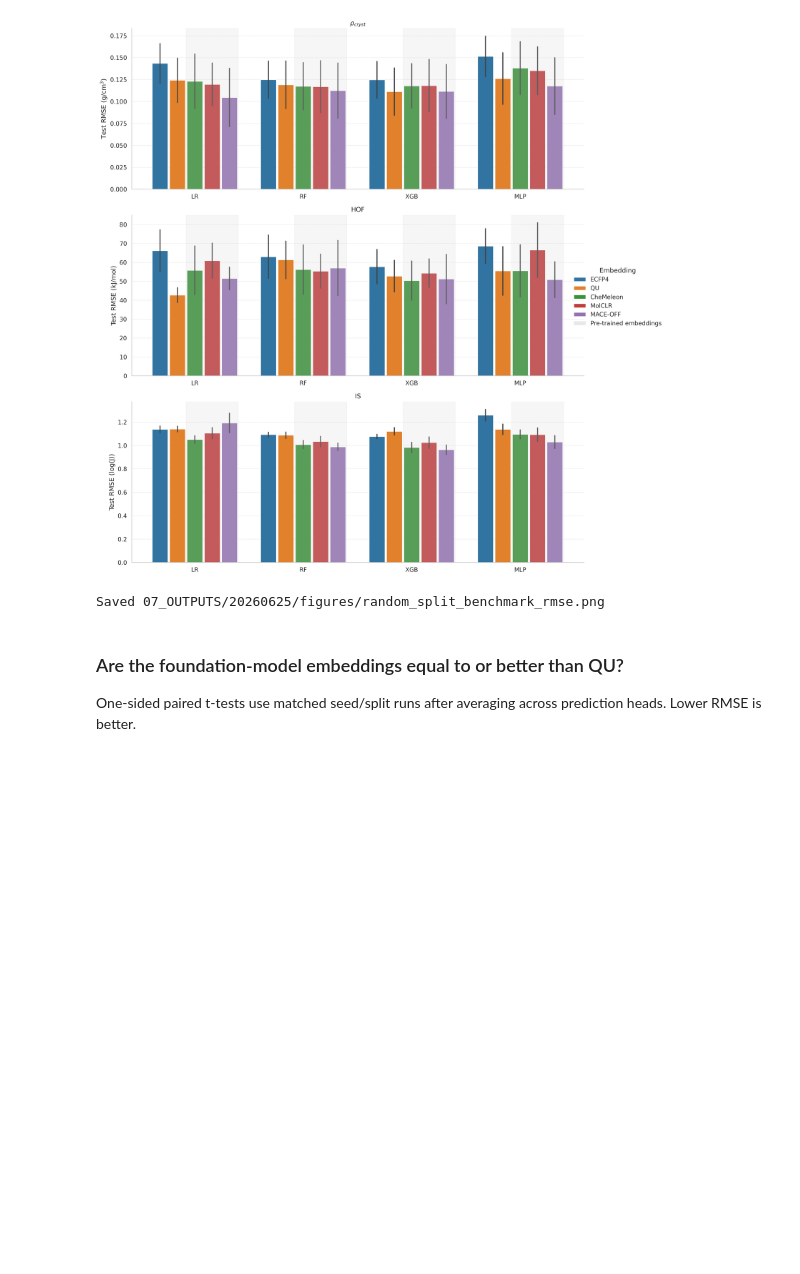
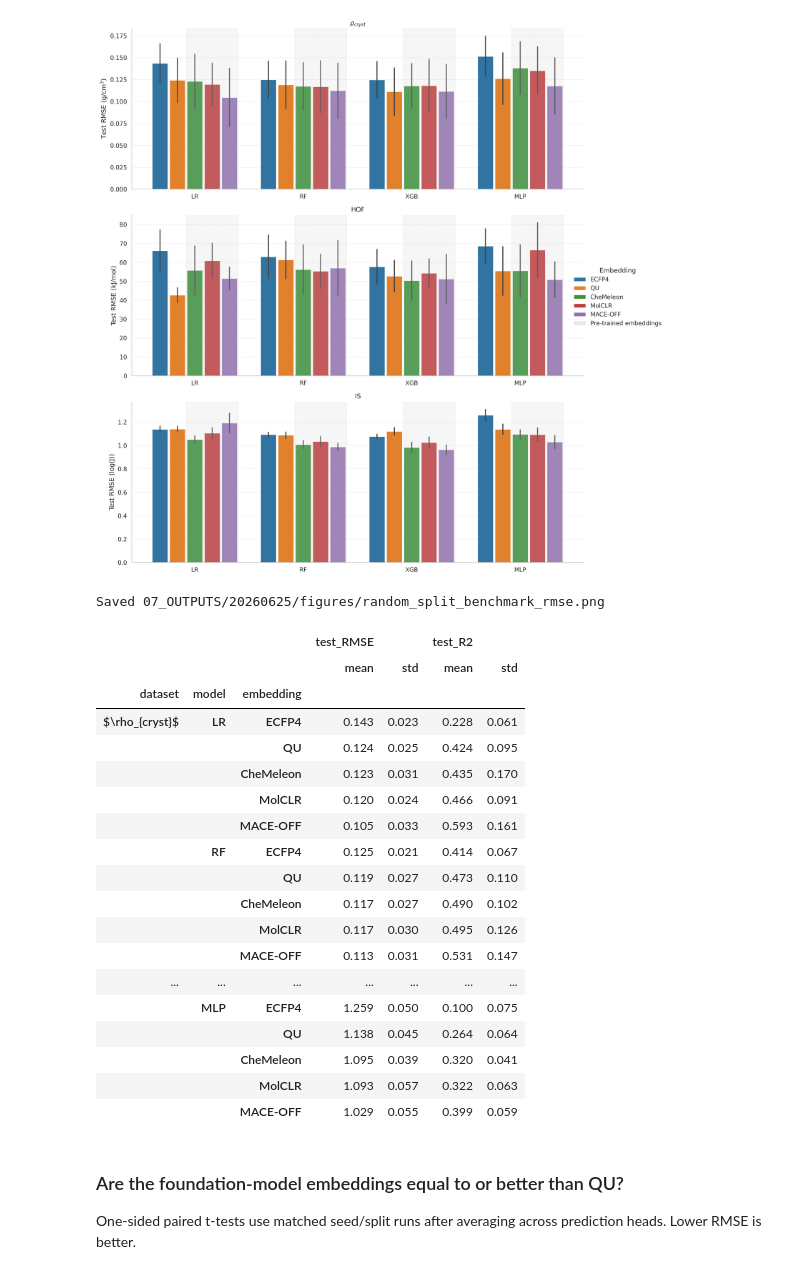
Before and after one commit to CABackman/fm-4-em, a Jupyter notebook: 06_NOTEBOOKS/04_results_processing.ipynb, the cells around one changed output. Drawn from its saved outputs; the diff is of its cells as text; code cells hidden in the pictures; blank space fills up the shorter version.

```diff
--- a/06_NOTEBOOKS/04_results_processing.ipynb
+++ b/06_NOTEBOOKS/04_results_processing.ipynb
@@ -347,6 +347,28 @@ plot_benchmark_rmse(random_results, "random_split_benchmark_rmse.png");
 |  | MACE-OFF | 1.036 | 0.100 | 0.386 | 0.123 |
 [figure]
 Saved 07_OUTPUTS/20260625/figures/random_split_benchmark_rmse.png
+# %%
+random_results.groupby(["dataset", "model", "embedding"])[["test_RMSE", "test_R2"]].agg(("mean", "std")).round(3)
+# %% [output]
+|  |  |  | test_RMSE |  | test_R2 |  |
+|  |  |  | mean | std | mean | std |
+| dataset | model | embedding |  |  |  |  |
+| $\rho_{cryst}$ | LR | ECFP4 | 0.143 | 0.023 | 0.228 | 0.061 |
+|  |  | QU | 0.124 | 0.025 | 0.424 | 0.095 |
+|  |  | CheMeleon | 0.123 | 0.031 | 0.435 | 0.170 |
+|  |  | MolCLR | 0.120 | 0.024 | 0.466 | 0.091 |
+|  |  | MACE-OFF | 0.105 | 0.033 | 0.593 | 0.161 |
+|  | RF | ECFP4 | 0.125 | 0.021 | 0.414 | 0.067 |
+|  |  | QU | 0.119 | 0.027 | 0.473 | 0.110 |
+|  |  | CheMeleon | 0.117 | 0.027 | 0.490 | 0.102 |
+|  |  | MolCLR | 0.117 | 0.030 | 0.495 | 0.126 |
+|  |  | MACE-OFF | 0.113 | 0.031 | 0.531 | 0.147 |
+| ... | ... | ... | ... | ... | ... | ... |
+|  | MLP | ECFP4 | 1.259 | 0.050 | 0.100 | 0.075 |
+|  |  | QU | 1.138 | 0.045 | 0.264 | 0.064 |
+|  |  | CheMeleon | 1.095 | 0.039 | 0.320 | 0.041 |
+|  |  | MolCLR | 1.093 | 0.057 | 0.322 | 0.063 |
+|  |  | MACE-OFF | 1.029 | 0.055 | 0.399 | 0.059 |
 # %% [markdown]
 ### Are the foundation-model embeddings equal to or better than QU?
 
```
Also changed, not shown: parts of 3 cells of this notebook, 1 other file.
